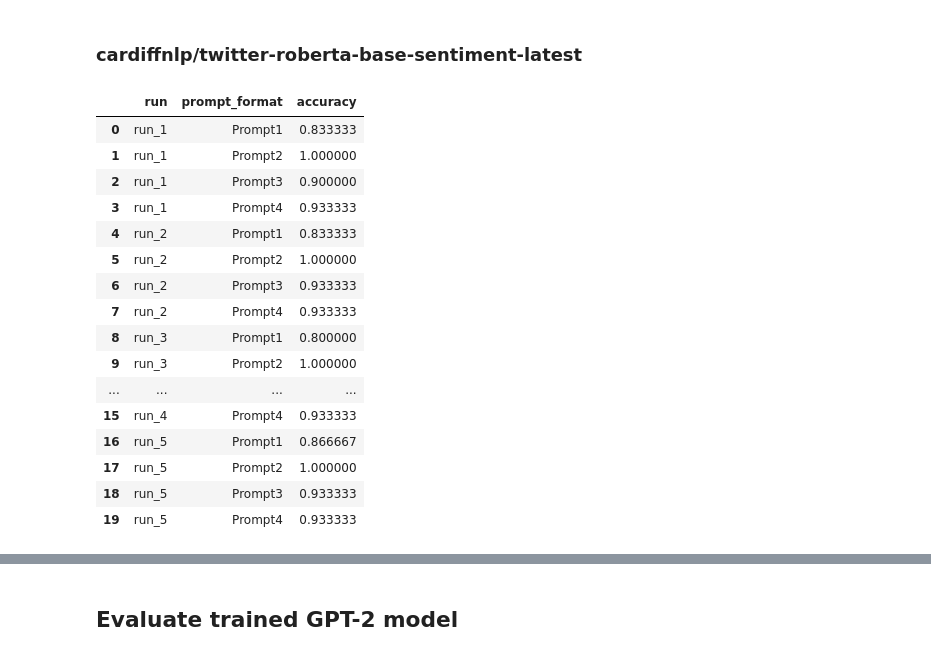
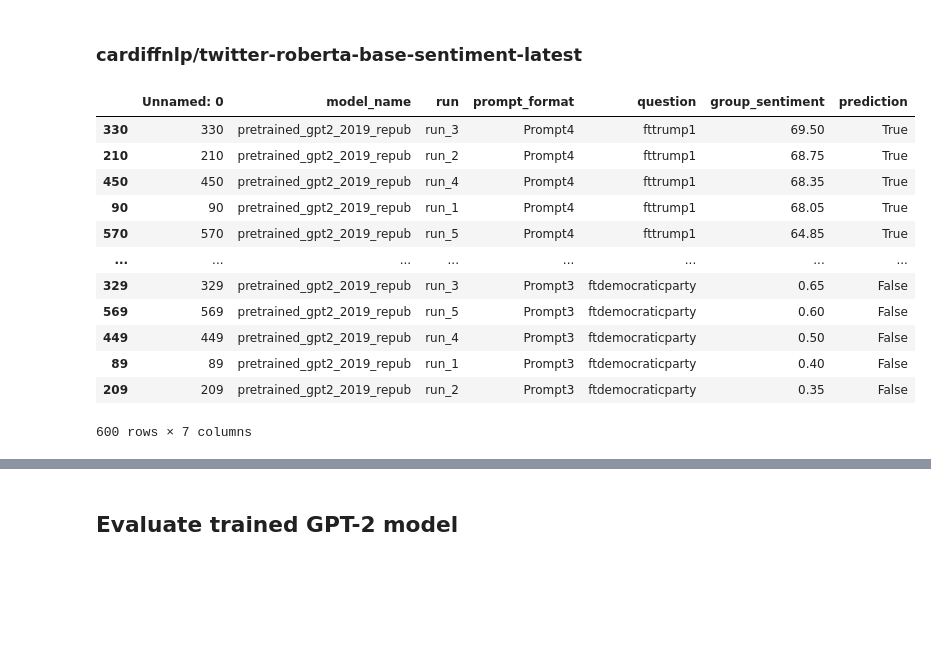
Before and after one commit to hjian42/CommunityLM, a Jupyter notebook: inference/anes2020_pilot.ipynb, the cells around one changed output, grey strips where cells are left out. Saved outputs shown, nothing was run; the diff lists cells and outputs as text; code cells hidden in the pictures; blank space fills up the shorter version.

```diff
--- a/inference/anes2020_pilot.ipynb
+++ b/inference/anes2020_pilot.ipynb
@@ -310,25 +330,25 @@ def compute_scores(df_anes, df_dem, df_repub):
 # %% [markdown]
 ### cardiffnlp/twitter-roberta-base-sentiment-latest
 # %%
+df = pd.read_csv("anes2020_pilot_prompt_probing.csv")
 df_dem = pd.read_csv("../output/pretrained_gpt2_2019_dem/group_stance_predictions.csv")
 df_repub = pd.read_csv("../output/pretrained_gpt2_2019_repub/group_stance_predictions.csv")
 df_scores = compute_scores(df, df_dem, df_repub)
 df_scores
+
+
+df_repub.sort_values(by=['group_sentiment'], ascending=False)
 # %% [output]
-|  | run | prompt_format | accuracy |
-| 0 | run_1 | Prompt1 | 0.833333 |
-| 1 | run_1 | Prompt2 | 1.000000 |
-| 2 | run_1 | Prompt3 | 0.900000 |
-| 3 | run_1 | Prompt4 | 0.933333 |
-| 4 | run_2 | Prompt1 | 0.833333 |
-| 5 | run_2 | Prompt2 | 1.000000 |
-| 6 | run_2 | Prompt3 | 0.933333 |
-| 7 | run_2 | Prompt4 | 0.933333 |
-| 8 | run_3 | Prompt1 | 0.800000 |
-| 9 | run_3 | Prompt2 | 1.000000 |
-| ... | ... | ... | ... |
-| 15 | run_4 | Prompt4 | 0.933333 |
-| 16 | run_5 | Prompt1 | 0.866667 |
-| 17 | run_5 | Prompt2 | 1.000000 |
-| 18 | run_5 | Prompt3 | 0.933333 |
-| 19 | run_5 | Prompt4 | 0.933333 |
+|  | Unnamed: 0 | model_name | run | prompt_format | question | group_sentiment | prediction |
+| 330 | 330 | pretrained_gpt2_2019_repub | run_3 | Prompt4 | fttrump1 | 69.50 | True |
+| 210 | 210 | pretrained_gpt2_2019_repub | run_2 | Prompt4 | fttrump1 | 68.75 | True |
+| 450 | 450 | pretrained_gpt2_2019_repub | run_4 | Prompt4 | fttrump1 | 68.35 | True |
+| 90 | 90 | pretrained_gpt2_2019_repub | run_1 | Prompt4 | fttrump1 | 68.05 | True |
+| 570 | 570 | pretrained_gpt2_2019_repub | run_5 | Prompt4 | fttrump1 | 64.85 | True |
+| ... | ... | ... | ... | ... | ... | ... | ... |
+| 329 | 329 | pretrained_gpt2_2019_repub | run_3 | Prompt3 | ftdemocraticparty | 0.65 | False |
+| 569 | 569 | pretrained_gpt2_2019_repub | run_5 | Prompt3 | ftdemocraticparty | 0.60 | False |
+| 449 | 449 | pretrained_gpt2_2019_repub | run_4 | Prompt3 | ftdemocraticparty | 0.50 | False |
+| 89 | 89 | pretrained_gpt2_2019_repub | run_1 | Prompt3 | ftdemocraticparty | 0.40 | False |
+| 209 | 209 | pretrained_gpt2_2019_repub | run_2 | Prompt3 | ftdemocraticparty | 0.35 | False |
+600 rows × 7 columns
```
Also changed, not shown: parts of 18 cells of this notebook.
